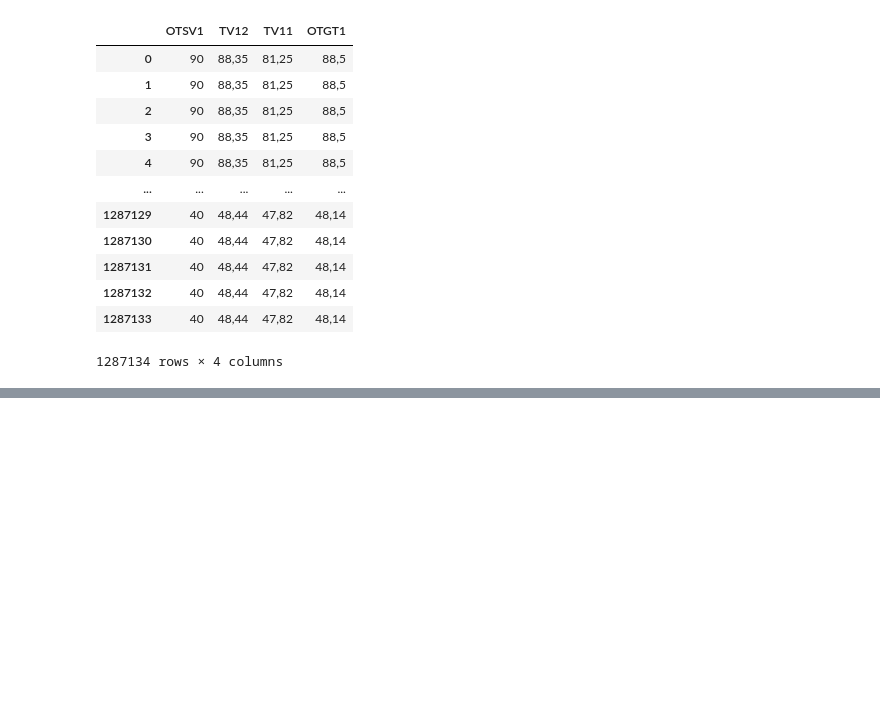
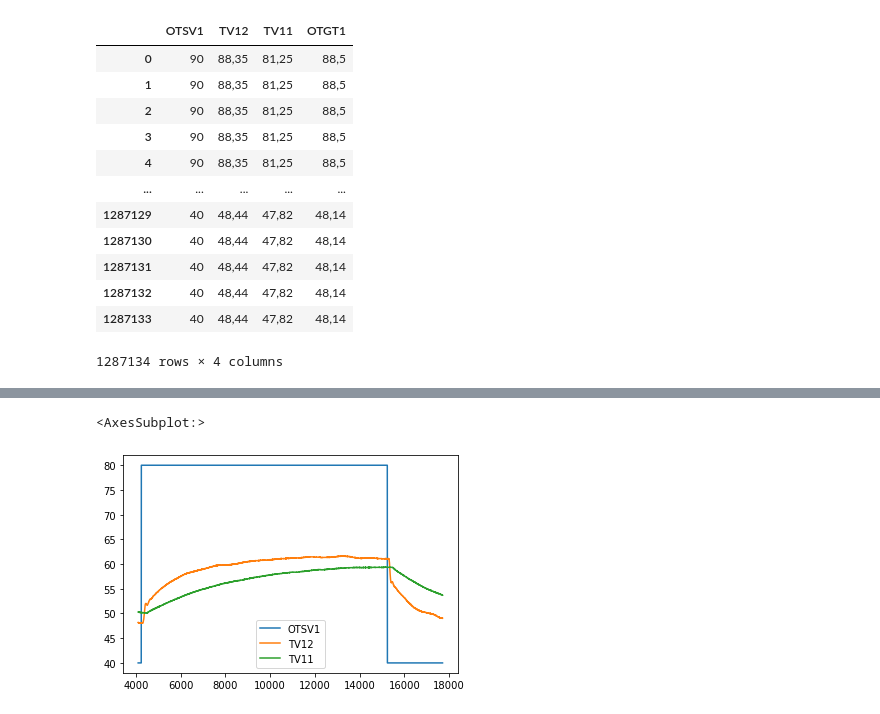
Before and after one commit to JeremyKTH/Gearbox-Oil-Conditioning-System, a Jupyter notebook: Data Pre-process.ipynb, the cells around one changed output, grey strips where cells are left out. Saved outputs shown, nothing was run; the diff lists cells and outputs as text; code cells hidden in the pictures; blank space fills up the shorter version.

```diff
--- a/Data Pre-process.ipynb
+++ b/Data Pre-process.ipynb
@@ -160,0 +200,6 @@ clean_data
+# %%
+D_484 = c_40_data[['OTSV1', 'TV12', 'TV11']].iloc[4101::,:]
+D_484.plot()
+# %% [output]
+<AxesSubplot:>
+[figure, added]
```
Also changed, not shown: parts of 28 cells of this notebook.
